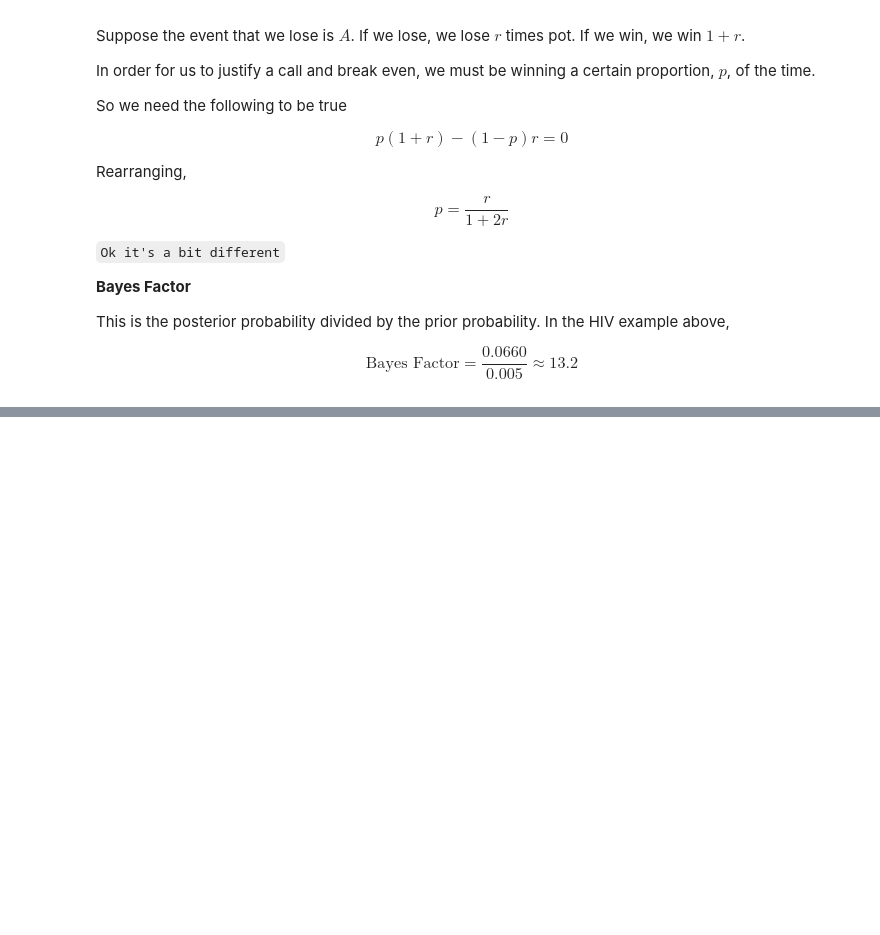
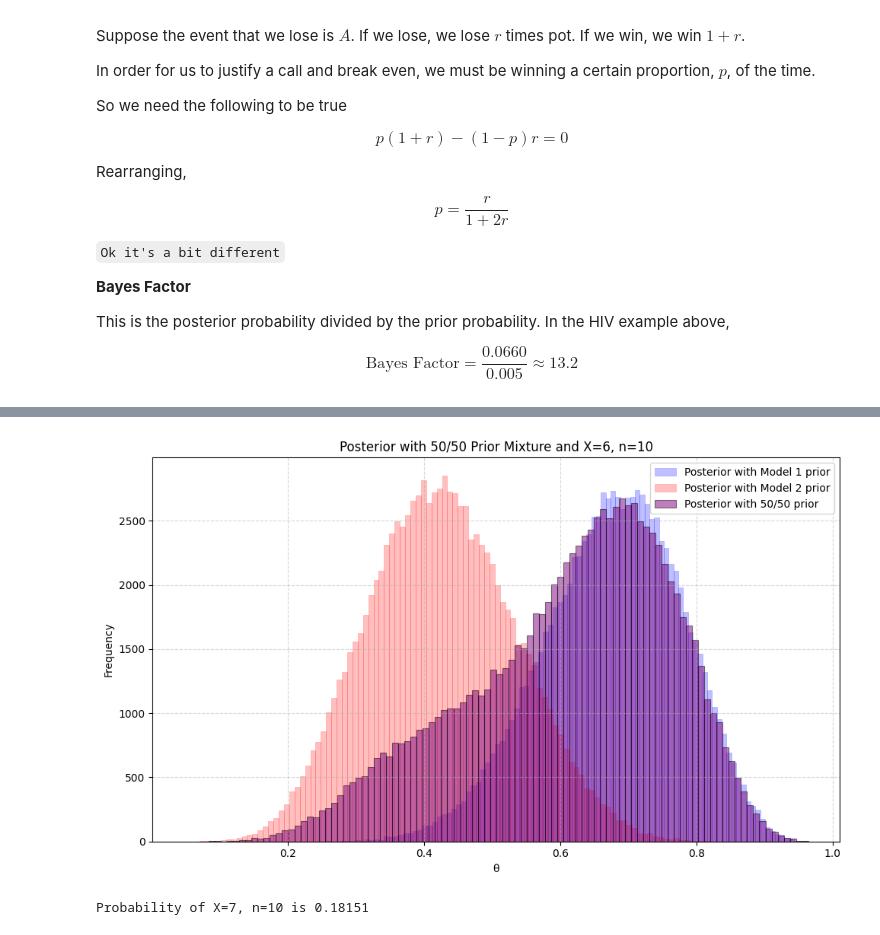
Before and after one commit to alexking100/BayesianInferenceLearning, a Jupyter notebook: web_book_bayesian_inference.ipynb, the cells around one changed output, grey strips where cells are left out. Drawn from its saved outputs; the diff is of its cells as text; code cells hidden in the pictures; blank space fills up the shorter version.

```diff
--- a/web_book_bayesian_inference.ipynb
+++ b/web_book_bayesian_inference.ipynb
@@ -514,0 +620,27 @@ $$ \text{Bayes Factor} = \frac{0.0660}{0.005} \approx 13.2$$
+# %%
+alpha_vals = np.array([7.5, 2.5]) + H  # [13.5, 8.5]
+beta_vals = np.array([2.5, 7.5]) + T   # [6.5, 11.5]
+
+# Mixture model: choose model index 0 or 1 with given probabilities
+model = np.random.choice([0, 1], size=num_samples, p=[0.747, 0.253])
+
+# Sample theta from a beta distribution for each model selection
+theta = scipy.stats.beta.rvs(a=alpha_vals[model], b=beta_vals[model])
+plt.figure(figsize=(10, 6))
+plt.hist(theta_posterior_1, bins=100, alpha=0.25, color='blue', label='Posterior with Model 1 prior', edgecolor='blue', linewidth=0.5)
+plt.hist(theta_posterior_2, bins=100, alpha=0.25, color='red', label='Posterior with Model 2 prior', edgecolor='red', linewidth=0.5)
+plt.hist(theta, bins=100, alpha=0.5, color='purple', label='Posterior with 50/50 prior', edgecolor='black', linewidth=0.8)
+plt.title(f'Posterior with 50/50 Prior Mixture and X={H}, n={H+T}')
+plt.xlabel('θ')
+plt.ylabel('Frequency')
+plt.legend()
+plt.grid(True, linestyle='--', alpha=0.5)
+plt.tight_layout()
+plt.show();
+
+# Sample y from a binomial distribution with n=10 and probability=theta
+y = scipy.stats.binom.rvs(n=10, p=theta)
+print(f'Probability of X=7, n=10 is {np.sum(y==7) / len(y)}')
+# %% [output]
+[figure, added]
+Probability of X=7, n=10 is 0.18151
```
Also changed, not shown: parts of 16 cells of this notebook.
